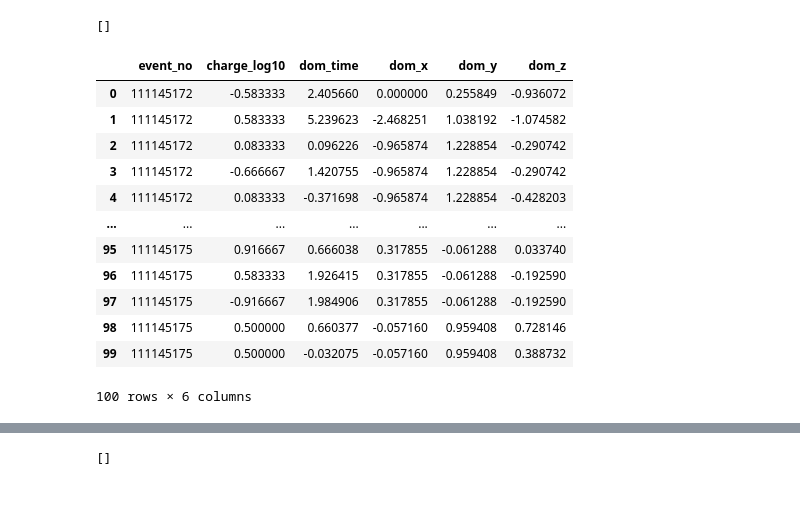
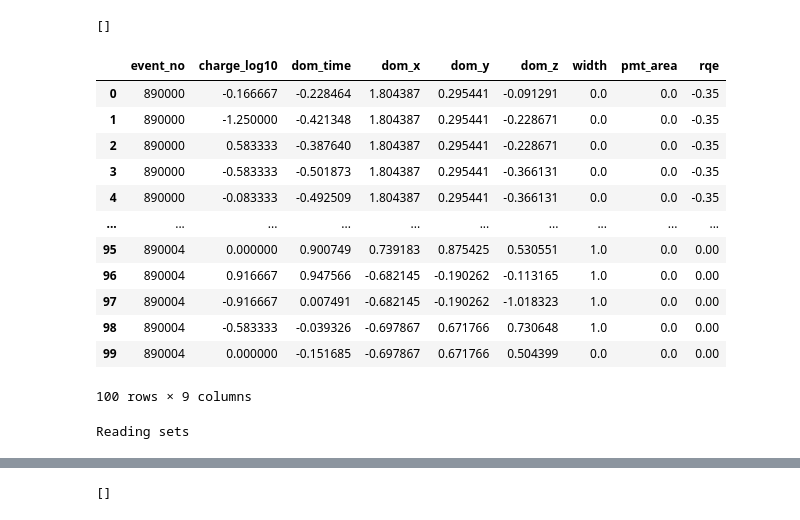
Before and after one commit to astrockragh/IceCube, a Jupyter notebook: inspect/inspect_distribution_oscnext.ipynb, the cells around one changed output, grey strips where cells are left out. Saved outputs shown, nothing was run; the diff lists cells and outputs as text; code cells hidden in the pictures.

```diff
--- a/inspect/inspect_distribution_oscnext.ipynb
+++ b/inspect/inspect_distribution_oscnext.ipynb
@@ -9,3 +8,6 @@ db_path = "../db_files/dev_level7_mu_e_tau_oscweight_000/dev_level7_mu_e_tau_osc
+# %%
+transform_path='../db_files/dev_lvl7/transformers.pkl'
+db_path= '../db_files/dev_lvl7/dev_lvl7_mu_nu_e_classification_v003.db'
 # %%
 conn = sqlite3.connect(db_path)
 # %%
@@ -19,18 +21,20 @@ print(cursor.fetchall())
 # %% [output]
 []
 # %%
+feat=["dom_x", "dom_y", "dom_z", "dom_time", "charge_log10", "width", "rqe"]
 df_feat=pd.read_sql("select * from features limit 100", conn)
+df_feat
 # %% [output]
-|  | event_no | charge_log10 | dom_time | dom_x | dom_y | dom_z |
-| 0 | 111145172 | -0.583333 | 2.405660 | 0.000000 | 0.255849 | -0.936072 |
-| 1 | 111145172 | 0.583333 | 5.239623 | -2.468251 | 1.038192 | -1.074582 |
-| 2 | 111145172 | 0.083333 | 0.096226 | -0.965874 | 1.228854 | -0.290742 |
-| 3 | 111145172 | -0.666667 | 1.420755 | -0.965874 | 1.228854 | -0.290742 |
-| 4 | 111145172 | 0.083333 | -0.371698 | -0.965874 | 1.228854 | -0.428203 |
-| ... | ... | ... | ... | ... | ... | ... |
-| 95 | 111145175 | 0.916667 | 0.666038 | 0.317855 | -0.061288 | 0.033740 |
-| 96 | 111145175 | 0.583333 | 1.926415 | 0.317855 | -0.061288 | -0.192590 |
-| 97 | 111145175 | -0.916667 | 1.984906 | 0.317855 | -0.061288 | -0.192590 |
-| 98 | 111145175 | 0.500000 | 0.660377 | -0.057160 | 0.959408 | 0.728146 |
-| 99 | 111145175 | 0.500000 | -0.032075 | -0.057160 | 0.959408 | 0.388732 |
+|  | event_no | charge_log10 | dom_time | dom_x | dom_y | dom_z | width | pmt_area | rqe |
+| 0 | 890000 | -0.166667 | -0.228464 | 1.804387 | 0.295441 | -0.091291 | 0.0 | 0.0 | -0.35 |
+| 1 | 890000 | -1.250000 | -0.421348 | 1.804387 | 0.295441 | -0.228671 | 0.0 | 0.0 | -0.35 |
+| 2 | 890000 | 0.583333 | -0.387640 | 1.804387 | 0.295441 | -0.228671 | 0.0 | 0.0 | -0.35 |
+| 3 | 890000 | -0.583333 | -0.501873 | 1.804387 | 0.295441 | -0.366131 | 0.0 | 0.0 | -0.35 |
+| 4 | 890000 | -0.083333 | -0.492509 | 1.804387 | 0.295441 | -0.366131 | 0.0 | 0.0 | -0.35 |
+| ... | ... | ... | ... | ... | ... | ... | ... | ... | ... |
+| 95 | 890004 | 0.000000 | 0.900749 | 0.739183 | 0.875425 | 0.530551 | 1.0 | 0.0 | 0.00 |
+| 96 | 890004 | 0.916667 | 0.947566 | -0.682145 | -0.190262 | -0.113165 | 1.0 | 0.0 | 0.00 |
+| 97 | 890004 | -0.916667 | 0.007491 | -0.682145 | -0.190262 | -1.018323 | 1.0 | 0.0 | 0.00 |
+| 98 | 890004 | -0.583333 | -0.039326 | -0.697867 | 0.671766 | 0.730648 | 1.0 | 0.0 | 0.00 |
+| 99 | 890004 | 0.000000 | -0.151685 | -0.697867 | 0.671766 | 0.504399 | 0.0 | 0.0 | 0.00 |
-100 rows × 6 columns
+100 rows × 9 columns
@@ -38,0 +41,11 @@ df_truth=pd.read_sql("select * from truth limit 1000000", conn)
+# %%
+import pandas as pd
+def get_event_no():
+        print('Reading sets')
+        sets = pd.read_pickle('../db_files/dev_lvl7/sets.pkl')
+        train_events = sets['train']
+        test_events = sets['test']
+        return train_events['event_no'].to_numpy(), test_events['event_no'].to_numpy()
+train_events, test_events=get_event_no()
+# %% [output]
+Reading sets
```
Also changed, not shown: parts of 14 cells of this notebook, 15 other files.
